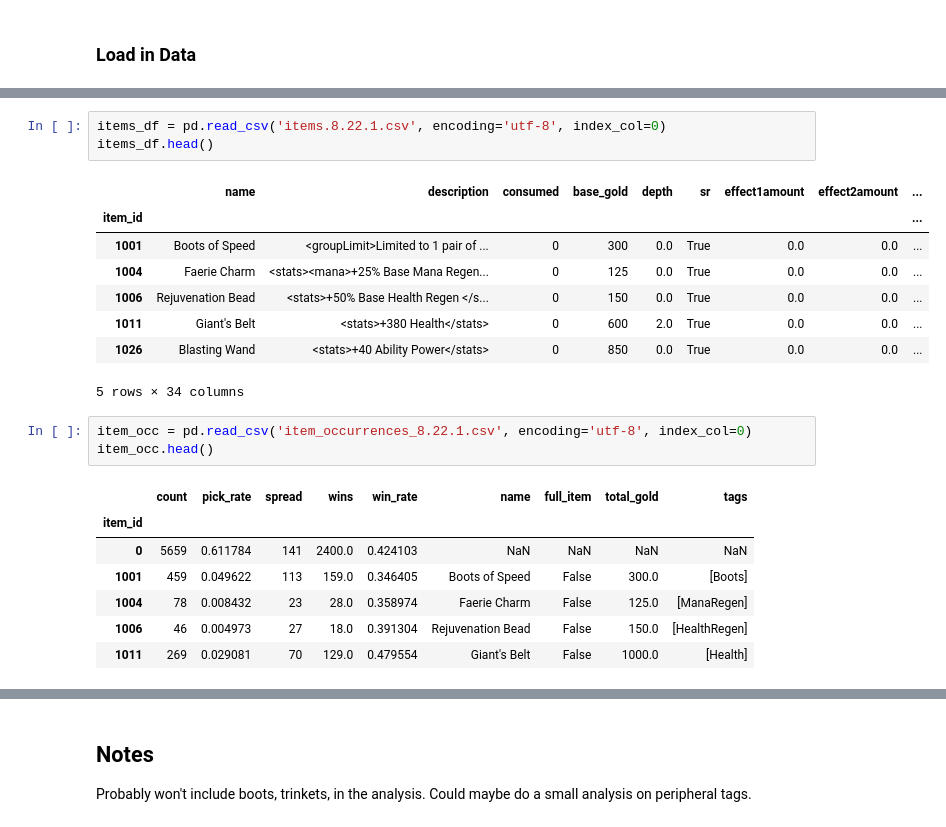
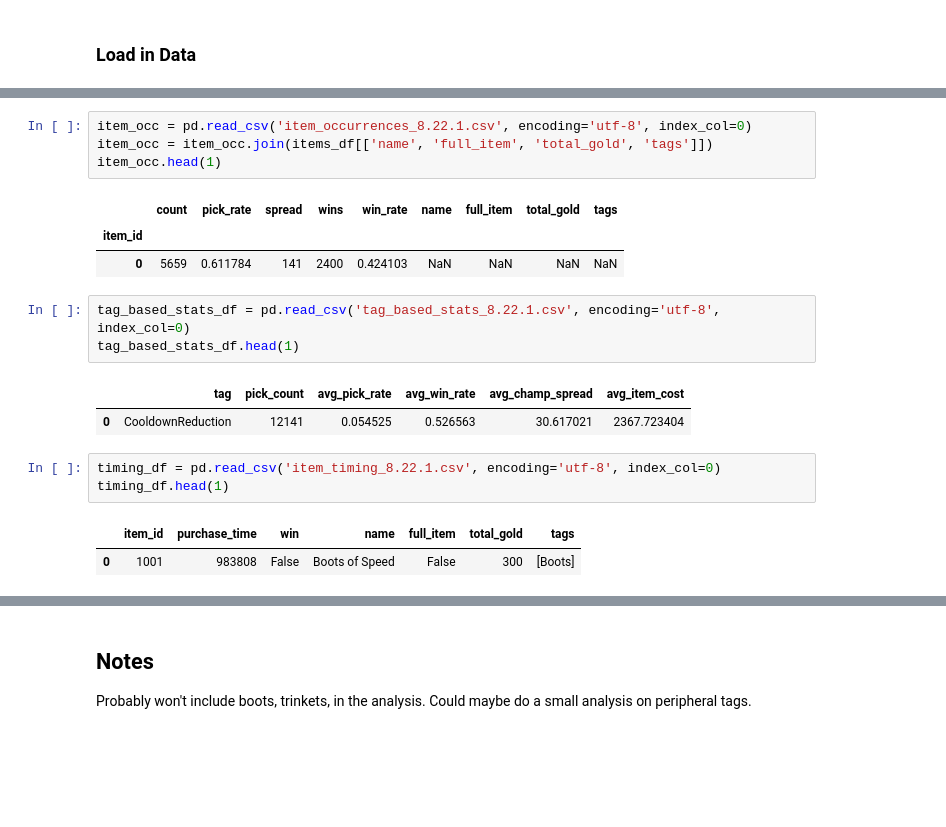
Before and after one commit to salvis2/SpringboardAlvis, a Jupyter notebook: capstone_project_1/capstone_project_1_EDA.ipynb, the cells around one changed output, grey strips where cells are left out. Saved outputs shown, nothing was run; the diff lists cells and outputs as text; blank space fills up the shorter version.

```diff
--- a/capstone_project_1/capstone_project_1_EDA.ipynb
+++ b/capstone_project_1/capstone_project_1_EDA.ipynb
@@ -30,23 +47,20 @@ champions_min_df.head()
+# %%
+item_occ = pd.read_csv('item_occurrences_8.22.1.csv', encoding='utf-8', index_col=0)
+item_occ = item_occ.join(items_df[['name', 'full_item', 'total_gold', 'tags']])
+item_occ.head(1)
+# %% [output]
+|  | count | pick_rate | spread | wins | win_rate | name | full_item | total_gold | tags |
+| item_id |  |  |  |  |  |  |  |  |  |
+| 0 | 5659 | 0.611784 | 141 | 2400 | 0.424103 | NaN | NaN | NaN | NaN |
 # %%
-items_df = pd.read_csv('items.8.22.1.csv', encoding='utf-8', index_col=0)
-items_df.head()
+tag_based_stats_df = pd.read_csv('tag_based_stats_8.22.1.csv', encoding='utf-8', index_col=0)
+tag_based_stats_df.head(1)
 # %% [output]
-|  | name | description | consumed | base_gold | depth | sr | effect1amount | effect2amount | ... |
-| item_id |  |  |  |  |  |  |  |  | ... |
-| 1001 | Boots of Speed | <groupLimit>Limited to 1 pair of ... | 0 | 300 | 0.0 | True | 0.0 | 0.0 | ... |
-| 1004 | Faerie Charm | <stats><mana>+25% Base Mana Regen... | 0 | 125 | 0.0 | True | 0.0 | 0.0 | ... |
-| 1006 | Rejuvenation Bead | <stats>+50% Base Health Regen </s... | 0 | 150 | 0.0 | True | 0.0 | 0.0 | ... |
-| 1011 | Giant's Belt | <stats>+380 Health</stats> | 0 | 600 | 2.0 | True | 0.0 | 0.0 | ... |
-| 1026 | Blasting Wand | <stats>+40 Ability Power</stats> | 0 | 850 | 0.0 | True | 0.0 | 0.0 | ... |
+|  | tag | pick_count | avg_pick_rate | avg_win_rate | avg_champ_spread | avg_item_cost |
+| 0 | CooldownReduction | 12141 | 0.054525 | 0.526563 | 30.617021 | 2367.723404 |
-5 rows × 34 columns
 # %%
-item_occ = pd.read_csv('item_occurrences_8.22.1.csv', encoding='utf-8', index_col=0)
-item_occ.head()
+timing_df = pd.read_csv('item_timing_8.22.1.csv', encoding='utf-8', index_col=0)
+timing_df.head(1)
 # %% [output]
-|  | count | pick_rate | spread | wins | win_rate | name | full_item | total_gold | tags |
-| item_id |  |  |  |  |  |  |  |  |  |
-| 0 | 5659 | 0.611784 | 141 | 2400.0 | 0.424103 | NaN | NaN | NaN | NaN |
-| 1001 | 459 | 0.049622 | 113 | 159.0 | 0.346405 | Boots of Speed | False | 300.0 | [Boots] |
-| 1004 | 78 | 0.008432 | 23 | 28.0 | 0.358974 | Faerie Charm | False | 125.0 | [ManaRegen] |
-| 1006 | 46 | 0.004973 | 27 | 18.0 | 0.391304 | Rejuvenation Bead | False | 150.0 | [HealthRegen] |
-| 1011 | 269 | 0.029081 | 70 | 129.0 | 0.479554 | Giant's Belt | False | 1000.0 | [Health] |
+|  | item_id | purchase_time | win | name | full_item | total_gold | tags |
+| 0 | 1001 | 983808 | False | Boots of Speed | False | 300 | [Boots] |
```
Also changed, not shown: parts of 46 cells of this notebook, 1 other file.
